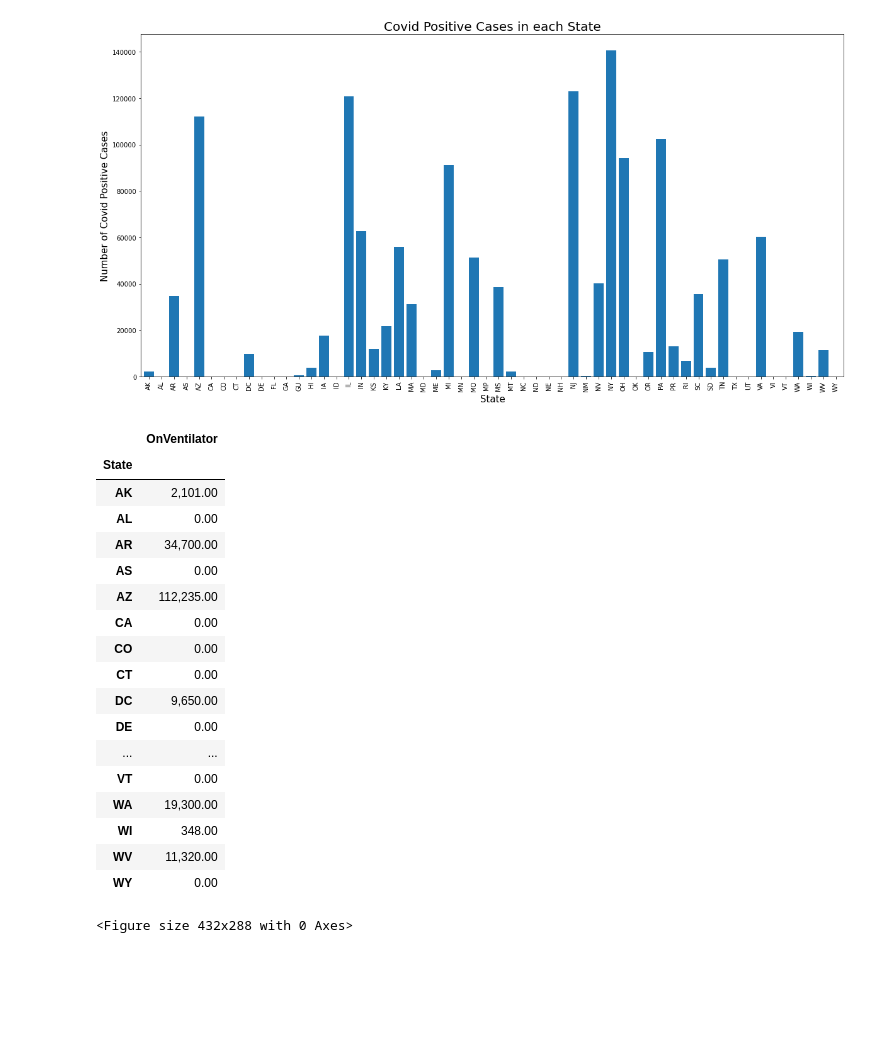
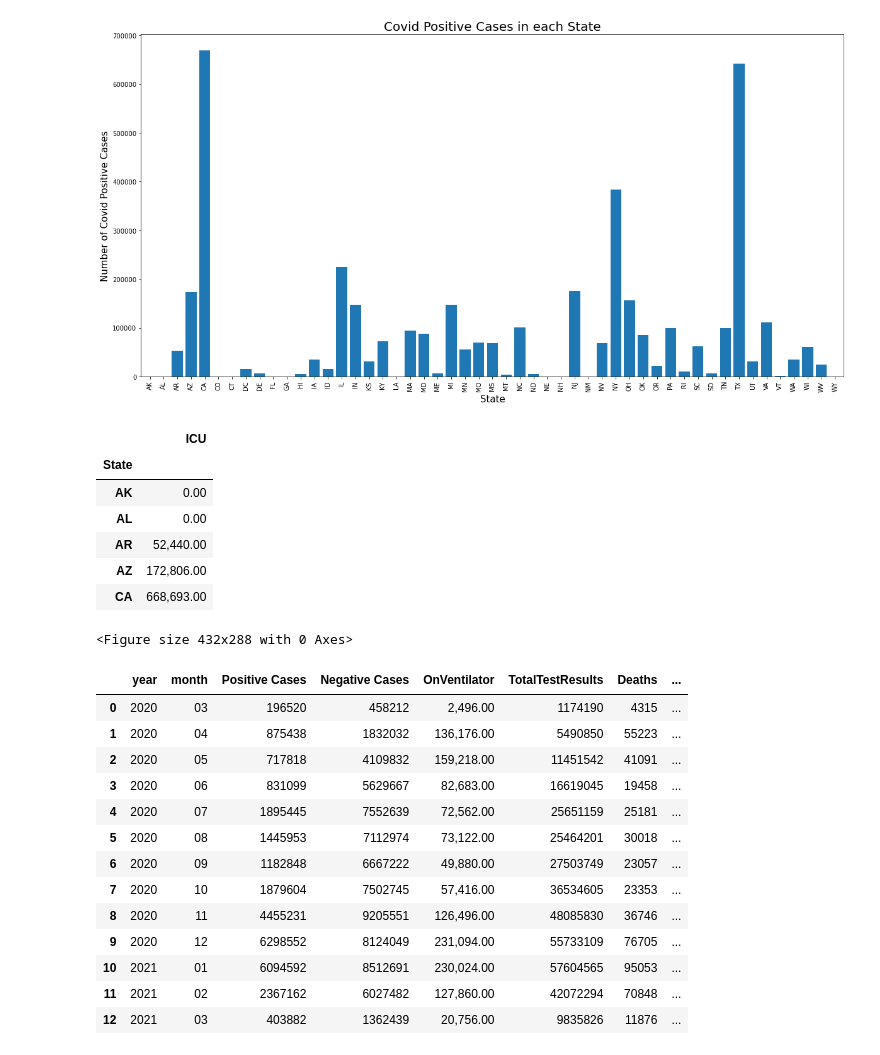
Before and after one commit to Subbagari1985/COVID-19-impact-on-Hospital-systems, a Jupyter notebook: Covid_Analysis.ipynb, the cells around one changed output. Cells and saved outputs as stored; diff of their text form; code cells hidden in the pictures; blank space fills up the shorter version.

Commit message:
Line charts are complete

```diff
--- a/Covid_Analysis.ipynb
+++ b/Covid_Analysis.ipynb
@@ -16,15 +17,19 @@ import matplotlib.animation as animation
 # %%
 #Querying the API to get the covid information
 Url = "https://api.covidtracking.com/v1/states/daily.json"
-Covid_Info_Response = requests.get(url)
+Covid_Info_Response = requests.get(Url)
 Covid_Info_Json = Covid_Info_Response.json()
-Df = pd.read_json(url)
+Df = pd.read_json(Url)
 
 #Drop the columns that are not needed
-Covid_Info_Df=Df.drop(Df.columns[[2,3,4,5,6,7,8,9,10,11,13,14,15,16,17,18,19,20,21,22,23,24,25,26,27,28,29,30,31,32,33,34,35,36,37,38,39,40,43,45,46,49,50,51,52,53,54,55]], axis=1)
+Covid_Info_Df=Df.drop(Df.columns[[2,3,4,5,6,7,8,9,11,13,14,15,16,17,18,19,20,21,22,23,24,25,26,27,28,29,30,31,32,33,34,35,36,37,38,39,40,43,45,46,49,50,51,52,53,54,55]], axis=1)
+
 
 #Drop the data from before Mar, 2020
 Covid_Info_Df.drop(Covid_Info_Df.index[20588:] ,axis = 0, inplace=True)
 Covid_Info_Df
-Df.keys()
+
+#Drop the rows that have AS, GU, PR, VI, MP as states
+Covid_Info_Df = Covid_Info_Df.drop(Covid_Info_Df[(Covid_Info_Df.state == 'AS') | (Covid_Info_Df.state == 'GU') | (Covid_Info_Df.state == 'PR') | (Covid_Info_Df.state == 'VI') | (Covid_Info_Df.state == 'MP')].index)
+Covid_Info_Df.head()
 # %% [output]
@@ -76,6 +62,7 @@ Covid_Info_Df = Covid_Info_Df.rename(columns={
     "negativeIncrease":"Negative Cases",
     "onVentilatorCurrently":"OnVentilator",
     "totalTestResultsIncrease":"TotalTestResults",
+    "inIcuCurrently":"ICU"
 })
 Covid_Info_Df
 # %% [output]
@@ -95,9 +82,7 @@ Covid_Info_Df
 # %%
 #Grouping the covid information by Year, Month and State. This helps us to summarize the covid information by Year+Month for each state.
-Grouped_Covid_Info_Df = Covid_Info_Df.groupby(['year','month','State']).agg({"Positive Cases":'sum',"Negative Cases":'sum',"OnVentilator":'sum',"TotalTestResults":'sum',"Deaths":'sum',"Hospitalized":'sum'})
+Grouped_Covid_Info_Df = Covid_Info_Df.groupby(['year','month','State']).agg({"Positive Cases":'sum',"Negative Cases":'sum',"OnVentilator":'sum',"TotalTestResults":'sum',"Deaths":'sum',"Hospitalized":'sum',"ICU":'sum'})
 Grouped_Covid_Info_Df = Grouped_Covid_Info_Df.reset_index()
-Grouped_Covid_Info_Df
-Result_Df = Grouped_Covid_Info_Df[Grouped_Covid_Info_Df['State'] == 'AK']
-Result_Df.sort_values(by = 'Positive Cases',ascending=True)
+Grouped_Covid_Info_Df.head()
 # %% [output]
 |  | year | month | State | Positive Cases | Negative Cases | OnVentilator | TotalTestResults | Deaths | ... |
@@ -161,6 +120,6 @@ Clean_Covid_Data_Df
 # %%
 #Calculate the total number of Positive cases, negative cases, ICU cases, and deaths for each state.
-Grouped_Covid_Info_Df = Grouped_Covid_Info_Df.groupby(['State']).agg({"Positive Cases":'sum',"Negative Cases":'sum',"OnVentilator":'sum',"TotalTestResults":'sum',"Deaths":'sum',"Hospitalized":'sum'})
+Grouped_Covid_Info_Df = Grouped_Covid_Info_Df.groupby(['State']).agg({"Positive Cases":'sum',"Negative Cases":'sum',"OnVentilator":'sum',"TotalTestResults":'sum',"Deaths":'sum',"Hospitalized":'sum',"ICU":'sum'})
 Grouped_Covid_Info_Df = Grouped_Covid_Info_Df.reset_index()
 Clean_Covid_Hosp_Df= pd.merge(Grouped_Covid_Info_Df,Hospital_Data_Df)
 Clean_Covid_Hosp_Df
@@ -282,32 +220,22 @@ Text(0.5, 1.0, 'Positive cases in each state')
 # %%
 #Generate a bar plot showing the total number of ICU cases, Hospital beds for each month across all states
-Barplot_ICU_df = Clean_Covid_Hosp_Df[['State','OnVentilator']]
+
+Barplot_ICU_df = Clean_Covid_Hosp_Df[['State','ICU']]
 Barplot_ICU_df = Barplot_ICU_df.set_index("State")
 Barplot_ICU_df.plot(kind="bar", figsize=(20,10), legend=False, width = 0.8)
 plt.title("Covid Positive Cases in each State",{'fontsize':20})
 plt.ylabel("Number of Covid Positive Cases",{'fontsize':15})
 plt.xlabel("State",{'fontsize':15})
 plt.show()
 plt.tight_layout()
-Barplot_ICU_df
+Barplot_ICU_df.head()
 # %% [output]
-[figure, old version]
+[figure, new version]
-|  | OnVentilator |
+|  | ICU |
 | State |  |
-| AK | 2,101.00 |
+| AK | 0.00 |
 | AL | 0.00 |
-| AR | 34,700.00 |
-| AS | 0.00 |
-| AZ | 112,235.00 |
-| CA | 0.00 |
-| CO | 0.00 |
-| CT | 0.00 |
-| DC | 9,650.00 |
-| DE | 0.00 |
-| ... | ... |
-| VT | 0.00 |
-| WA | 19,300.00 |
-| WI | 348.00 |
-| WV | 11,320.00 |
-| WY | 0.00 |
+| AR | 52,440.00 |
+| AZ | 172,806.00 |
+| CA | 668,693.00 |
 <Figure size 432x288 with 0 Axes>
@@ -315,0 +242,20 @@ Barplot_ICU_df
+# %%
+Grouped_Covid_Timeline_Df = Clean_Covid_Data_Df.groupby(['year','month']).agg({"Positive Cases":'sum',"Negative Cases":'sum',"OnVentilator":'sum',"TotalTestResults":'sum',"Deaths":'sum',"Hospitalized":'sum'})
+Grouped_Covid_Timeline_Df = Grouped_Covid_Timeline_Df.reset_index()
+
+Grouped_Covid_Timeline_Df
+# %% [output]
+|  | year | month | Positive Cases | Negative Cases | OnVentilator | TotalTestResults | Deaths | ... |
+| 0 | 2020 | 03 | 196520 | 458212 | 2,496.00 | 1174190 | 4315 | ... |
+| 1 | 2020 | 04 | 875438 | 1832032 | 136,176.00 | 5490850 | 55223 | ... |
+| 2 | 2020 | 05 | 717818 | 4109832 | 159,218.00 | 11451542 | 41091 | ... |
+| 3 | 2020 | 06 | 831099 | 5629667 | 82,683.00 | 16619045 | 19458 | ... |
+| 4 | 2020 | 07 | 1895445 | 7552639 | 72,562.00 | 25651159 | 25181 | ... |
+| 5 | 2020 | 08 | 1445953 | 7112974 | 73,122.00 | 25464201 | 30018 | ... |
+| 6 | 2020 | 09 | 1182848 | 6667222 | 49,880.00 | 27503749 | 23057 | ... |
+| 7 | 2020 | 10 | 1879604 | 7502745 | 57,416.00 | 36534605 | 23353 | ... |
+| 8 | 2020 | 11 | 4455231 | 9205551 | 126,496.00 | 48085830 | 36746 | ... |
+| 9 | 2020 | 12 | 6298552 | 8124049 | 231,094.00 | 55733109 | 76705 | ... |
+| 10 | 2021 | 01 | 6094592 | 8512691 | 230,024.00 | 57604565 | 95053 | ... |
+| 11 | 2021 | 02 | 2367162 | 6027482 | 127,860.00 | 42072294 | 70848 | ... |
+| 12 | 2021 | 03 | 403882 | 1362439 | 20,756.00 | 9835826 | 11876 | ... |
```
Also changed, not shown: parts of 14 cells of this notebook, 2 other files.
